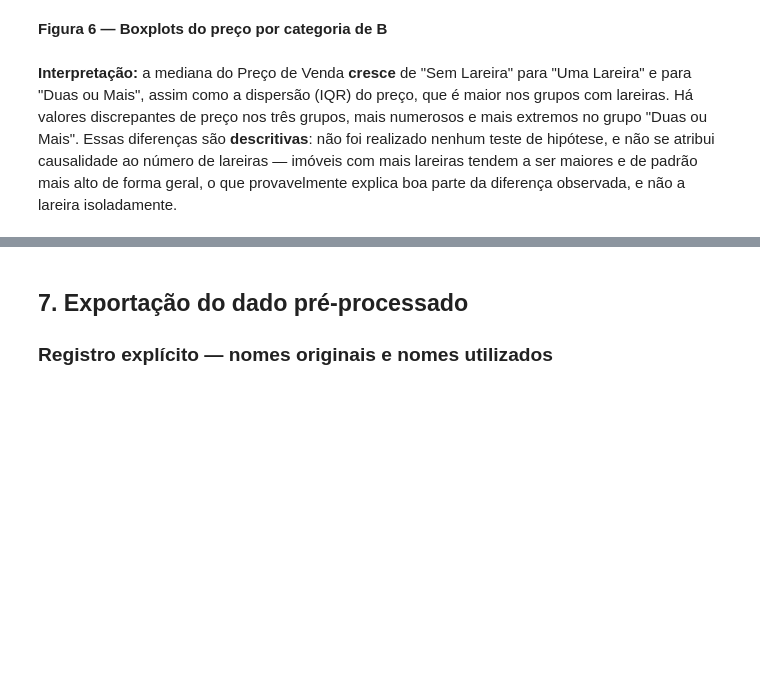
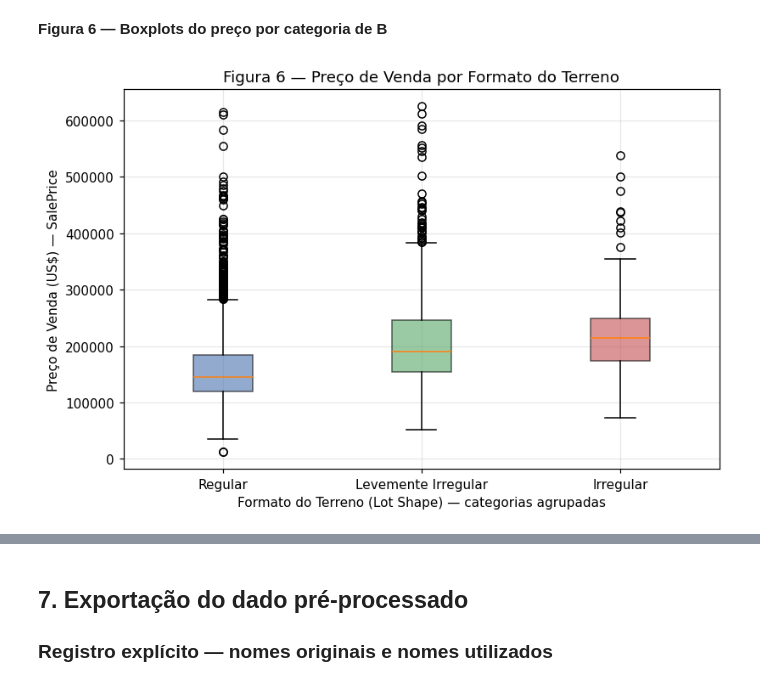
Before and after one commit to artPPUNI06/Meu_Projeto, a Jupyter notebook: notebooks/AP1.ipynb, the cells around one changed output, grey strips where cells are left out. Drawn from its saved outputs; the diff is of its cells as text; code cells hidden in the pictures; blank space fills up the shorter version.

Commit message:
final parte

```diff
--- a/notebooks/AP1.ipynb
+++ b/notebooks/AP1.ipynb
@@ -426,15 +551,15 @@ categorias.
 # %%
-def rotular_B(n):
-    if n == 0:
-        return 'Sem Lareira'
-    elif n == 1:
-        return 'Uma Lareira'
+def rotular_B(codigo):
+    if codigo == 'Reg':
+        return 'Regular'
+    elif codigo == 'IR1':
+        return 'Levemente Irregular'
     else:
-        return 'Duas ou Mais'
+        return 'Irregular'
 
-ordem_categorias_B = ['Sem Lareira', 'Uma Lareira', 'Duas ou Mais']
-df_work['B'] = pd.Categorical(df_work['Fireplaces'].apply(rotular_B),
+ordem_categorias_B = ['Regular', 'Levemente Irregular', 'Irregular']
+df_work['B'] = pd.Categorical(df_work['Lot Shape'].apply(rotular_B),
                                categories=ordem_categorias_B, ordered=True)
 
-print("Frequências finais da característica B (Número de Lareiras, agrupada):")
+print("Frequências finais da característica B (Formato do Terreno, agrupada):")
 print(df_work['B'].value_counts().reindex(ordem_categorias_B))
@@ -515,20 +669,14 @@ tabela6
 # %%
 fig, ax = plt.subplots(figsize=(7.5, 5))
 dados_grupos = [df_work.loc[df_work['B'] == cat, 'SalePrice'] for cat in ordem_categorias_B]
 bp = ax.boxplot(dados_grupos, labels=ordem_categorias_B, patch_artist=True)
 for patch, cor in zip(bp['boxes'], ['#4C72B0', '#55A868', '#C44E52']):
     patch.set_facecolor(cor)
     patch.set_alpha(0.6)
-ax.set_xlabel('Número de Lareiras (Fireplaces) — categorias agrupadas')
+ax.set_xlabel('Formato do Terreno (Lot Shape) — categorias agrupadas')
 ax.set_ylabel('Preço de Venda (US$) — SalePrice')
-ax.set_title('Figura 6 — Preço de Venda por Número de Lareiras')
+ax.set_title('Figura 6 — Preço de Venda por Formato do Terreno')
 fig.tight_layout()
 plt.show()
+# %% [output]
+[figure, added]
-# %% [markdown]
-**Interpretação:** a mediana do Preço de Venda **cresce** de "Sem Lareira" para "Uma
-Lareira" e para "Duas ou Mais", assim como a dispersão (IQR) do preço, que é maior nos
-grupos com lareiras. Há valores discrepantes de preço nos três grupos, mais numerosos e mais
-extremos no grupo "Duas ou Mais". Essas diferenças são **descritivas**: não foi realizado
-nenhum teste de hipótese, e não se atribui causalidade ao número de lareiras — imóveis com
-mais lareiras tendem a ser maiores e de padrão mais alto de forma geral, o que provavelmente
-explica boa parte da diferença observada, e não a lareira isoladamente.
```
Also changed, not shown: parts of 40 cells of this notebook.
